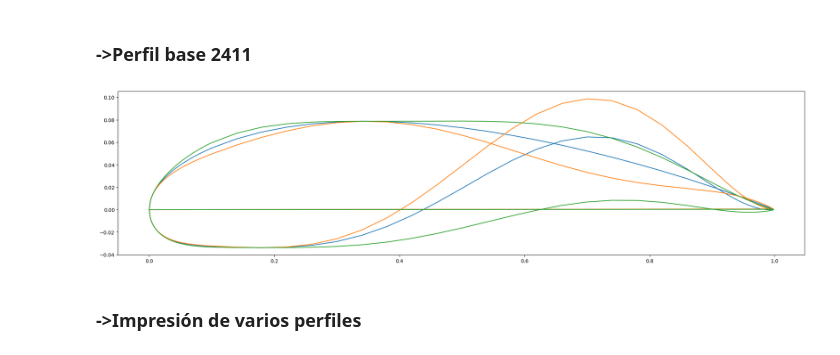
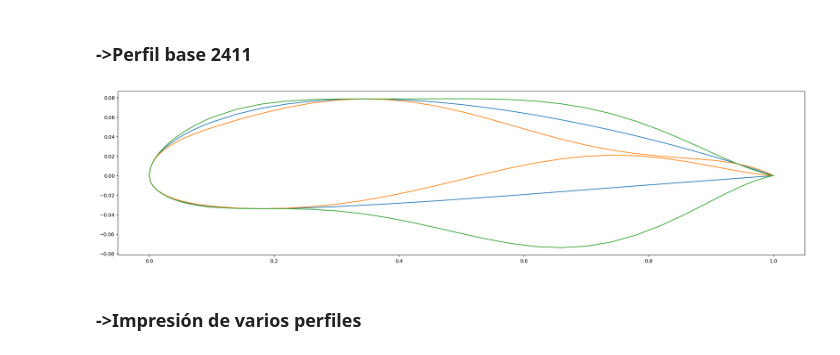
Before and after one commit to Kijoselo/opt_air, a Jupyter notebook: Eficiencia de todas las combinaciones.ipynb, the cells around one changed output. Drawn from its saved outputs; the diff is of its cells as text; code cells hidden in the pictures.

```diff
--- a/Eficiencia de todas las combinaciones.ipynb
+++ b/Eficiencia de todas las combinaciones.ipynb
@@ -253,7 +190,7 @@ $\displaystyle 0.5 ai_{0} + 1.5 ai_{1} + 2.5 ai_{2} + 3.5 ai_{3} + 4.5 ai_{4} +
 # %% [markdown]
 <h2>->Simplificación con suposición
 # %%
-eq=[eq1, eq2,  eq4 , eq6, eq7, eq9, eq11] #Se crea un grupo para todas las ecuaciones, NOTA SE ELIMINA 3,5,8, 10 PORQUE VALEN 0!!!!
+eq=[ eq1, eq2,  eq4 , eq6, eq7, eq9, eq11, eq12] #Se crea un grupo para todas las ecuaciones, NOTA SE ELIMINA 3,5,8, 10 PORQUE VALEN 0!!!!
 for i in range(len(eq)):
     for j in range(len(sol_e)):
         eq[i]=eq[i].subs(ae[j],sol_e[j])
@@ -276,14 +214,14 @@ $\displaystyle 0.0501428786981304 - \tan{\left(\alpha + \frac{\beta}{2} \right)}
 # %%
 def sistema_ecuaciones(x):
     eqv = list(map(lambda eq: float(eq.subs({  #programación funcional
-       'r_ba': x[0],
+       'r_bai': x[0],
+       'r_bae': x[7],
        'y_emax': x[1],
        'dy_emax': x[2],
        'alpha': x[3],
-       'y_imax':x[4],
        'beta':x[5],
-       'dy_imax': x[6]
-
+       'dy_imax': x[6],
+       'y_imax':x[4]
     })),eq))
 
     return eqv
@@ -334,7 +273,7 @@ def evalue_combi(i,j,k):
     eq11=[(k-0.5) for k in range(1, 7)]
     eq12=[-1.0,0,0,0,0,0]
 
-    ve=[math.sqrt(2*sol[0]),sol[1],0,sol[2],0,math.tan((2*sol[3]-sol[5])/2)]
+    ve=[math.sqrt(2*sol[7]),sol[1],0,sol[2],0,math.tan((2*sol[3]-sol[5])/2)]
     vi=[sol[4],0,sol[6],0,math.tan((2*sol[3]+sol[5])/2),math.sqrt(2*sol[0])]
     Ae=[eq1,eq2,eq3,eq4,eq5,eq6]
     Ai=[eq7,eq8,eq9,eq10,eq11,eq12]
@@ -354,15 +293,14 @@ def get_coord_combi(i,j,k):
     np.arange(0.1, 0.9, 0.04),
     np.arange(0.9, 1, 0.002)
 ))
-
     xe = np.concatenate((
     np.arange(1, 0.9, -0.002),
     np.arange(0.9, 0.1, -0.04),
     np.arange(0.1, 0, -0.002)
 ))
-    fee = sum(sole[i]*xi**(i + 0.5) for i in range(0, 6))
+    fee = sum(sole[i]*xe**(i + 0.5) for i in range(0, 6))
     fii = sum(soli[i]*xi**(i + 0.5) for i in range(0, 6))
-    xx=[*xi,*xi]
+    xx=[*xe,*xi]
     yy=[*fee,*fii]
     return(xx,yy)
 # %% [markdown]
@@ -376,10 +314,10 @@ def plot_combi(i,j,k):
 # %%
 plt.figure(figsize=(25,6))
 plot_combi(100,100,100)
-plot_combi(200,200,150)
+plot_combi(210,210,150)
 plot_combi(10,10,10)
 # %% [output]
-[figure, old version]
+[figure, new version]
 # %% [markdown]
 <h3>->Impresión de varios perfiles
 # %%
```
Also changed, not shown: parts of 26 cells of this notebook.
